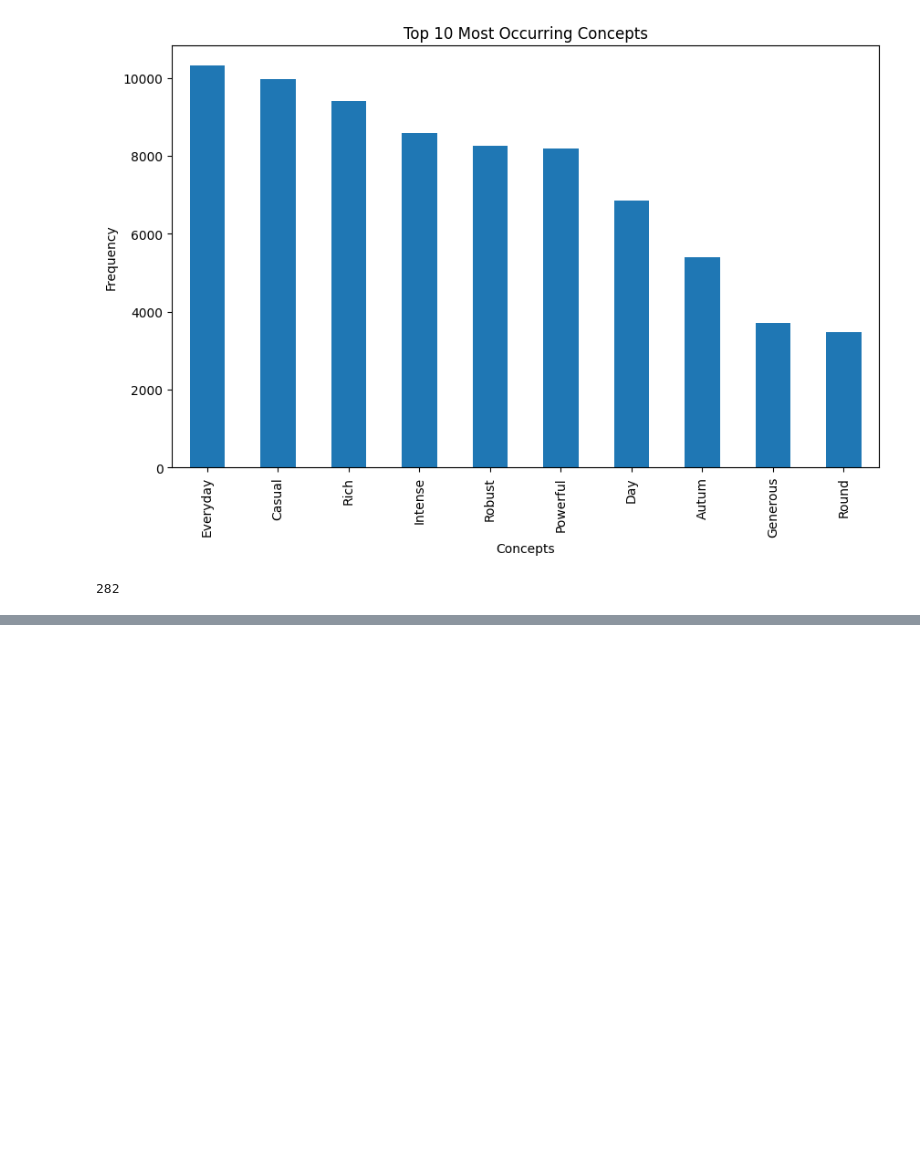
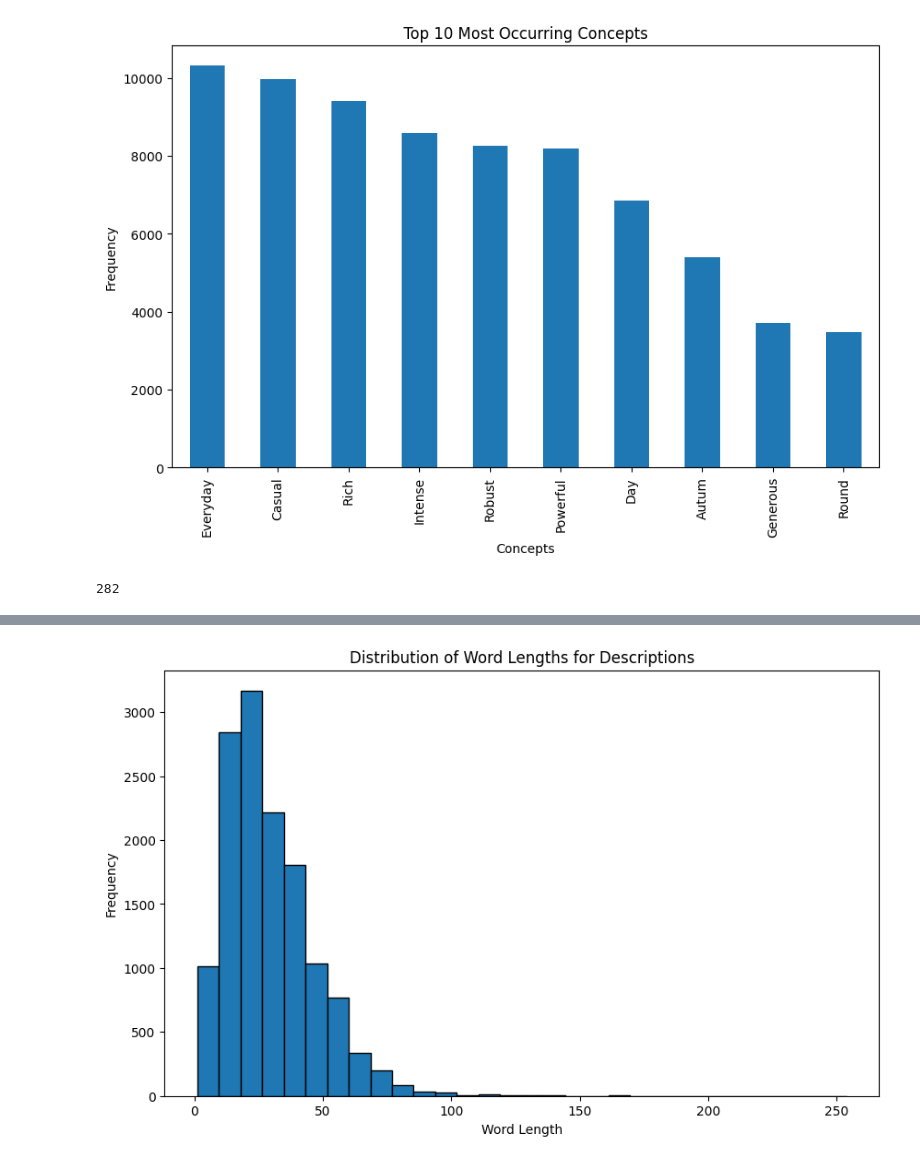
Before and after one commit to ksek87/sniff_ai, a Jupyter notebook: model/notebooks/dataset-analysis.ipynb, the cells around one changed output, grey strips where cells are left out. Saved outputs shown, nothing was run; the diff lists cells and outputs as text; code cells hidden in the pictures; blank space fills up the shorter version.

```diff
--- a/model/notebooks/dataset-analysis.ipynb
+++ b/model/notebooks/dataset-analysis.ipynb
@@ -102,0 +105,13 @@ plt.show()
+# %%
+# Calculate the word length for each description
+df['Description_Length'] = df['Description'].apply(lambda x: len(str(x).split()))
+
+# Plot the distribution of word lengths
+plt.figure(figsize=(10, 6))
+df['Description_Length'].plot(kind='hist', bins=30, edgecolor='black')
+plt.title('Distribution of Word Lengths for Descriptions')
+plt.xlabel('Word Length')
+plt.ylabel('Frequency')
+plt.show()
+# %% [output]
+[figure, added]
```
Also changed, not shown: parts of 1 cell of this notebook, 5 other files.
